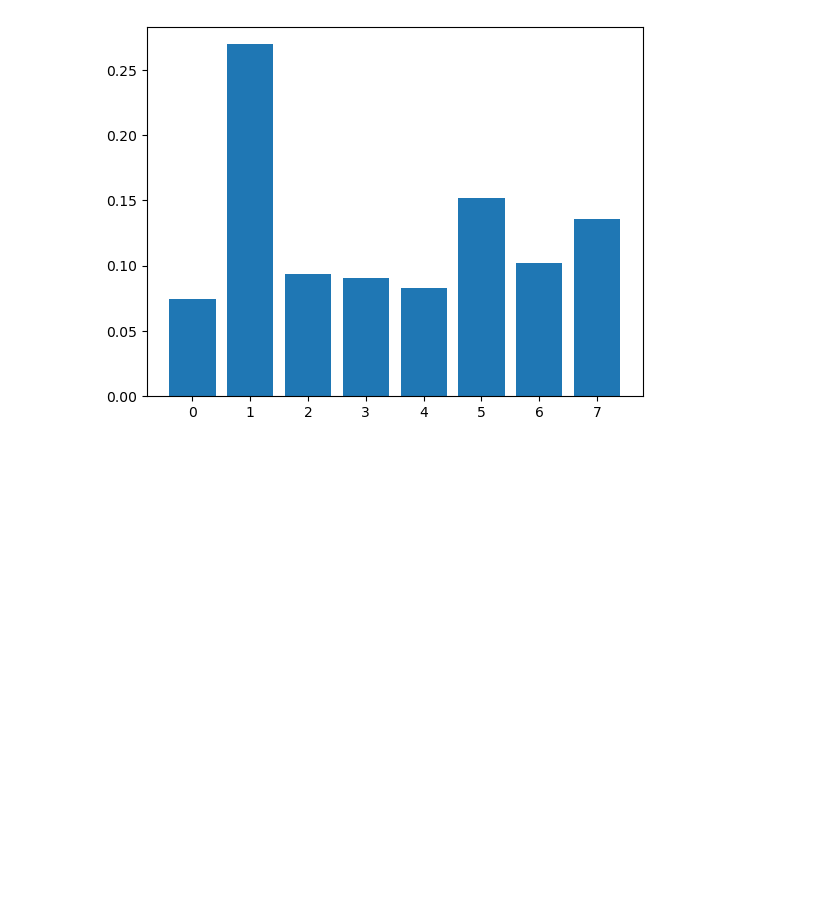
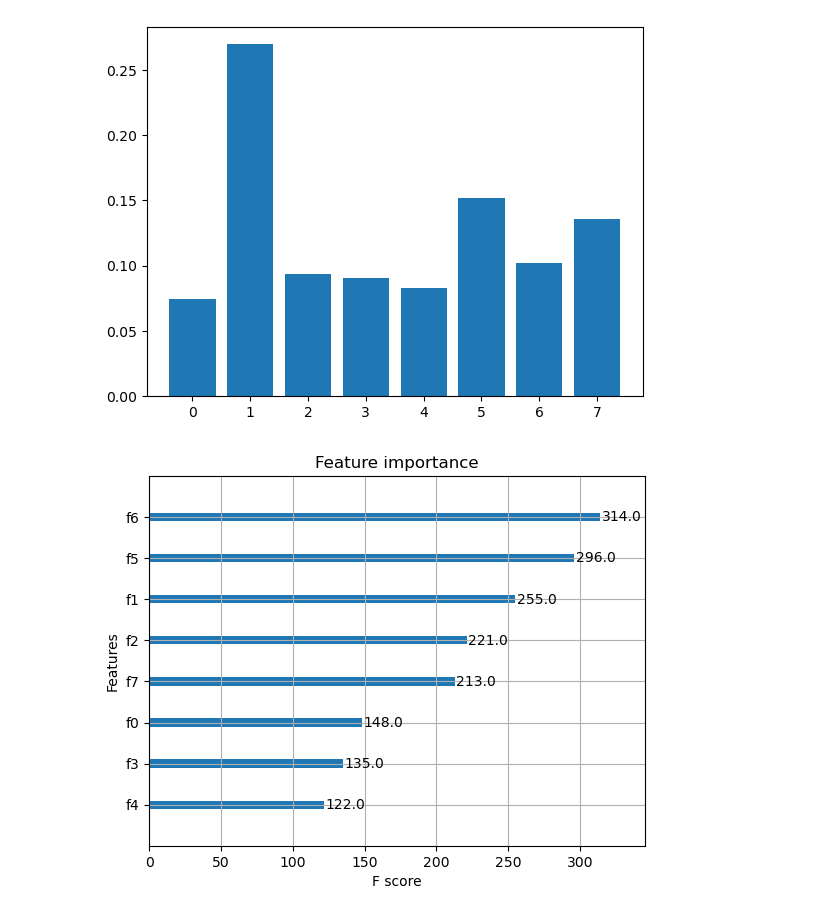
Before and after one commit to MaukanMir/-XGB-Boost-Guide, a Jupyter notebook: XGBoost-Advanced.ipynb, the cells around one changed output. Saved outputs shown, nothing was run; the diff lists cells and outputs as text; code cells hidden in the pictures; blank space fills up the shorter version.

Commit message:
Added new model for feature importance

```diff
--- a/XGBoost-Advanced.ipynb
+++ b/XGBoost-Advanced.ipynb
@@ -28,3 +28,23 @@ pyplot.show()
 [0.07468373 0.2694981  0.09356753 0.0902048  0.08288944 0.15198407
  0.1017815  0.13539082]
 [figure]
+# %%
+
+# plot feature importance using built-in function
+from numpy import loadtxt
+from xgboost import XGBClassifier
+from xgboost import plot_importance
+
+from matplotlib import pyplot
+# load data
+dataset = loadtxt('data/diabetes.csv', delimiter=",") # split data into X and y
+X = dataset[:,0:8]
+y = dataset[:,8]
+# fit model on training data
+model = XGBClassifier()
+model.fit(X, y)
+# plot feature importance
+plot_importance(model)
+pyplot.show()
+# %% [output]
+[figure, added]
```
